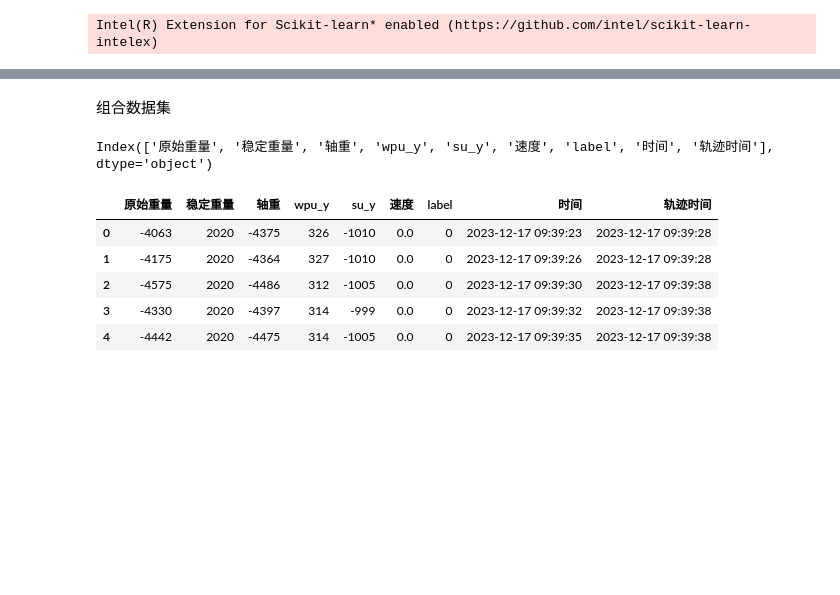
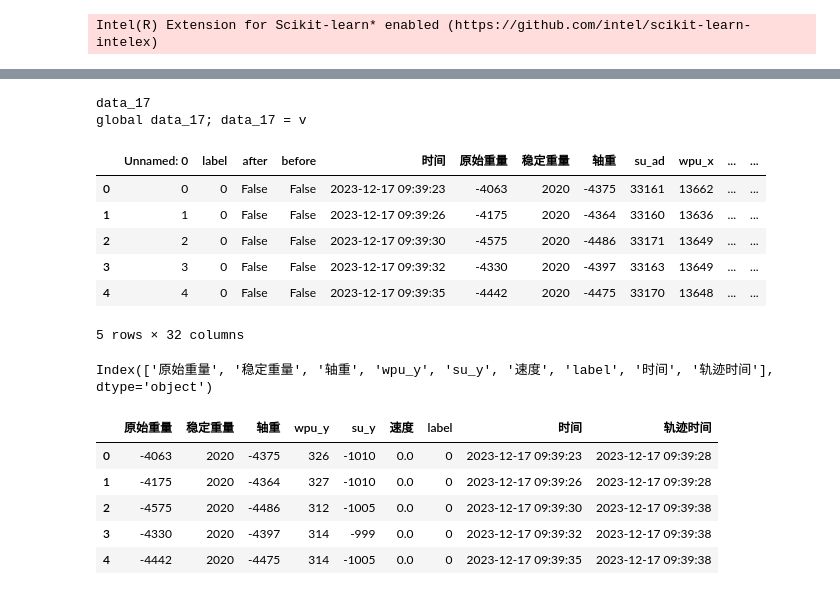
Before and after one commit to ainiubility/CNN-LSTM-Attention, a Jupyter notebook: C_L_A_train_simple.ipynb, the cells around one changed output, grey strips where cells are left out. Cells and saved outputs as stored; diff of their text form; code cells hidden in the pictures; blank space fills up the shorter version.

```diff
--- a/C_L_A_train_simple.ipynb
+++ b/C_L_A_train_simple.ipynb
@@ -173,3 +116,26 @@ for file in files:
+# %%
+# # 读取数据
+
+
+data_17: pd.DataFrame=None
+data_21: pd.DataFrame
+data_22: pd.DataFrame
+data_23: pd.DataFrame
+data_24: pd.DataFrame
+
+create_global_vars(globals(), varprefix='data')
+
+data_17.head()
+# %% [output]
+data_17
+global data_17; data_17 = v
+|  | Unnamed: 0 | label | after | before | 时间 | 原始重量 | 稳定重量 | 轴重 | su_ad | wpu_x | ... | ... |
+| 0 | 0 | 0 | False | False | 2023-12-17 09:39:23 | -4063 | 2020 | -4375 | 33161 | 13662 | ... | ... |
+| 1 | 1 | 0 | False | False | 2023-12-17 09:39:26 | -4175 | 2020 | -4364 | 33160 | 13636 | ... | ... |
+| 2 | 2 | 0 | False | False | 2023-12-17 09:39:30 | -4575 | 2020 | -4486 | 33171 | 13649 | ... | ... |
+| 3 | 3 | 0 | False | False | 2023-12-17 09:39:32 | -4330 | 2020 | -4397 | 33163 | 13649 | ... | ... |
+| 4 | 4 | 0 | False | False | 2023-12-17 09:39:35 | -4442 | 2020 | -4475 | 33170 | 13648 | ... | ... |
+5 rows × 32 columns
 # %%
 
 output_folder="./model_output"
@@ -193,6 +159,4 @@ elif save_format=="saved_model":
 log_dir= os.path.join(output_folder,'logs_{}'.format(datetime.datetime.now().strftime("%Y%m%d-%H%M%S")))
 if not os.path.exists(log_dir):
     os.makedirs(log_dir)
-# %% [markdown]
-组合数据集
 # %%
```
Also changed, not shown: parts of 12 cells of this notebook, 1 other file.
